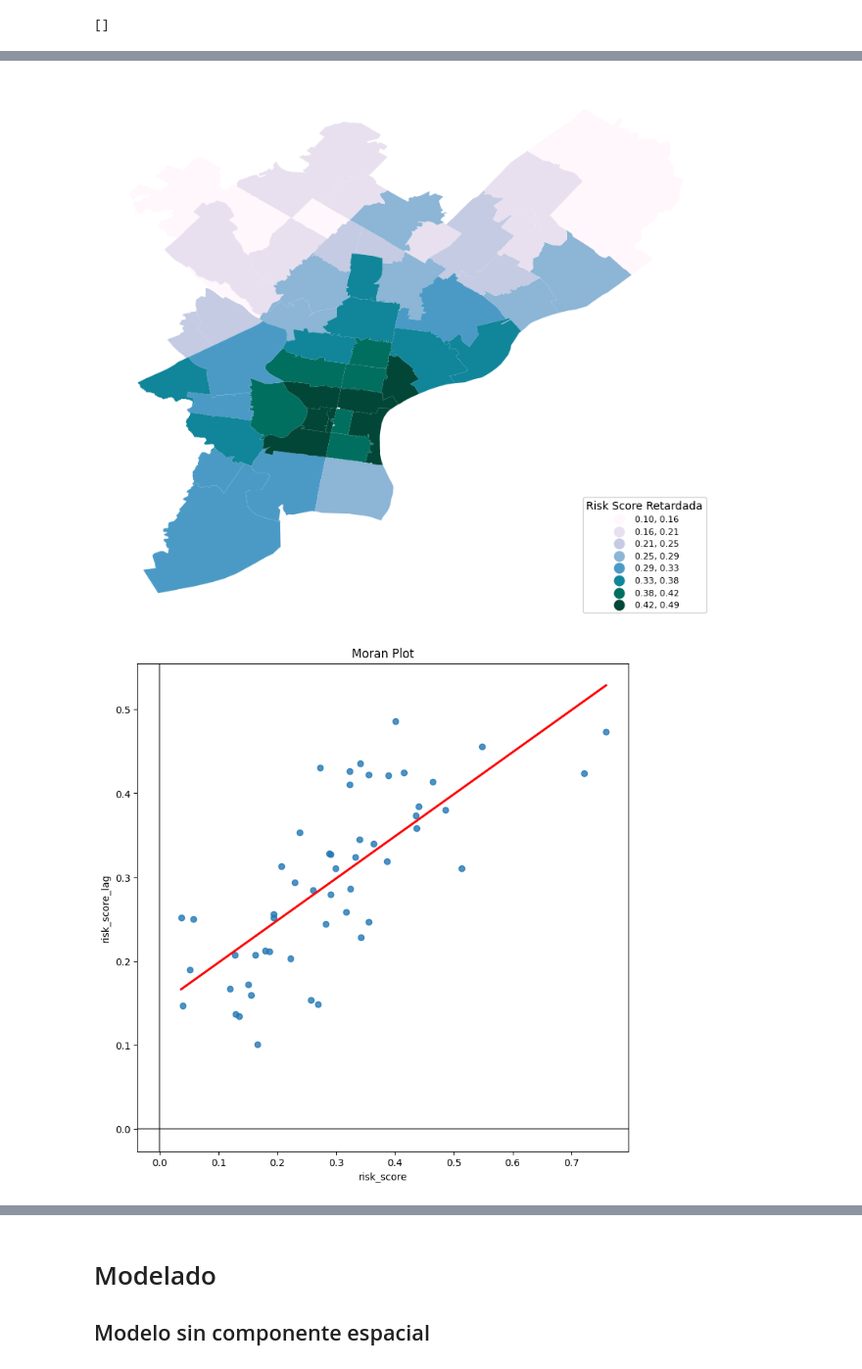
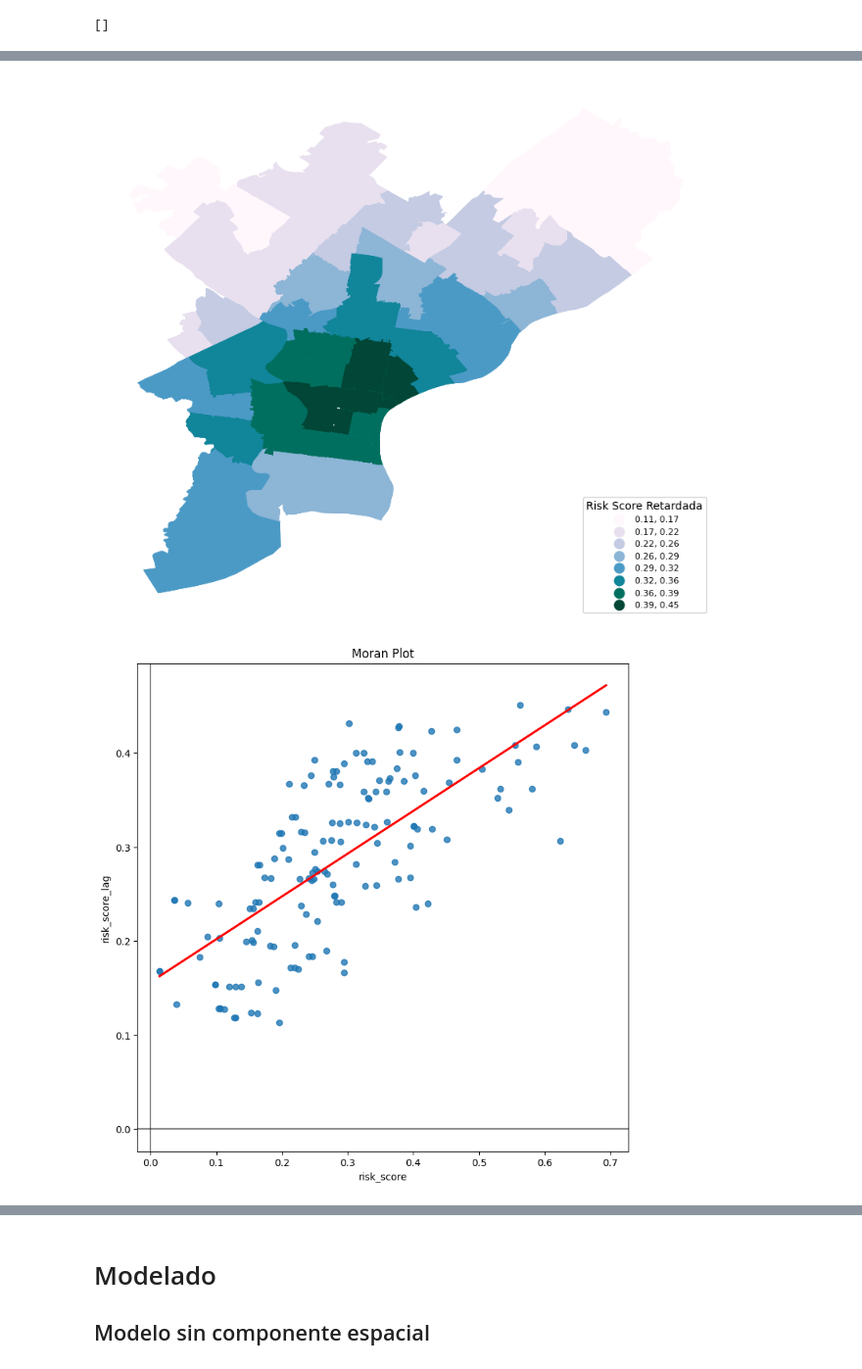
Before and after one commit to dnunez29/Trabajo-Final-Graduacion, a Jupyter notebook: Scripts/TFM_DanielNunez_ModeloGeoespacial.ipynb, the cells around one changed output, grey strips where cells are left out. Shown at 98% size. Saved outputs shown, nothing was run; the diff lists cells and outputs as text; code cells hidden in the pictures.

```diff
--- a/Scripts/TFM_DanielNunez_ModeloGeoespacial.ipynb
+++ b/Scripts/TFM_DanielNunez_ModeloGeoespacial.ipynb
@@ -93,6 +68,6 @@ map.set_axis_off()
 # %%
 # Se hace agrupamiento
-aggregate_df_train_raw = df_train.groupby(['ZCTA']).agg({
+aggregate_df_train_raw = df_train.groupby(['ZCTA', 'time_of_day']).agg({
     'geometry': 'first',
     'population' : 'first',
     'white_race':'first',
@@ -117,4 +92,6 @@ aggregate_df_train = aggregate_df_train_raw.dropna().reset_index()
 aggregate_df_train = gpd.GeoDataFrame(aggregate_df_train, geometry='geometry')
 # Resumen
 aggregate_df_train.head(3)
+
+# aggregate_df_train.to_csv("RiskScore_MediaZCTA_Train.csv")
 # %% [output]
@@ -169,23 +181,28 @@ map=aggregate_df_train.plot(column='risk_score_lag',
 )
 map.set_axis_off()
 # %% [output]
-[figure, old version]
+[figure, new version]
 # %%
 # AutoCorrelación Espacial
 f, ax = plt.subplots(1, figsize=(9, 9))
 sns.regplot(
     x="risk_score",
     y="risk_score_lag",
     ci=None,
     data=aggregate_df_train,
     line_kws={"color": "r"},
 )
 ax.axvline(0, c="k", alpha=0.5)
 ax.axhline(0, c="k", alpha=0.5)
 ax.set_title("Moran Plot")
 plt.show()
+
+# Correlación Espacial: La I de Moran
+moran = esda.moran.Moran(aggregate_df_train["risk_score"], wq)
+print("I de moran:", moran.I.round(3))
+print("p-valor:", moran.p_sim)
 # %% [output]
-[figure, old version]
+[figure, new version]
 # %%
 # Correlación Espacial: La I de Moran
 moran = esda.moran.Moran(aggregate_df_train["risk_score"], wq)
```
Also changed, not shown: parts of 40 cells of this notebook, 1 other file.
